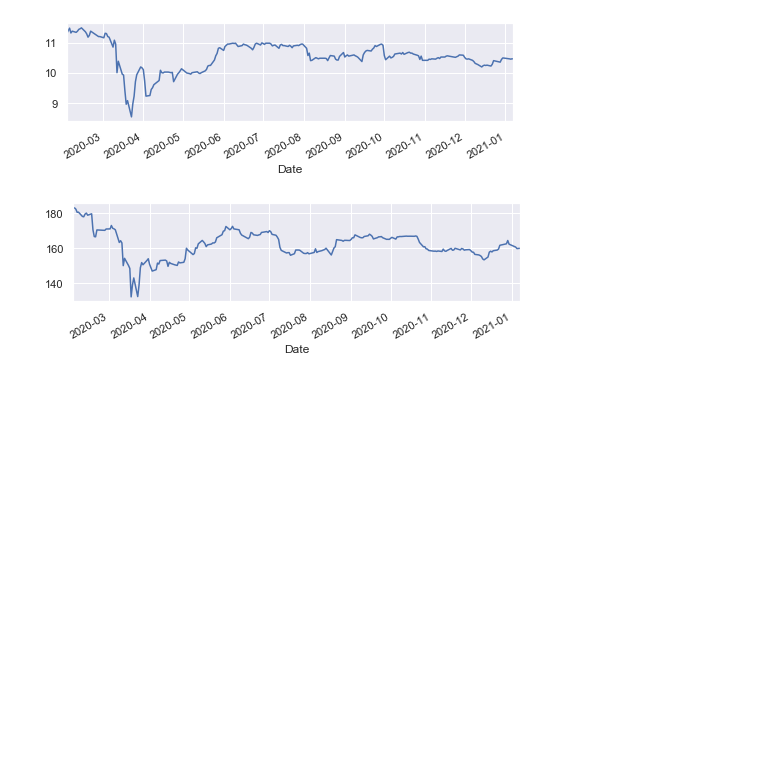
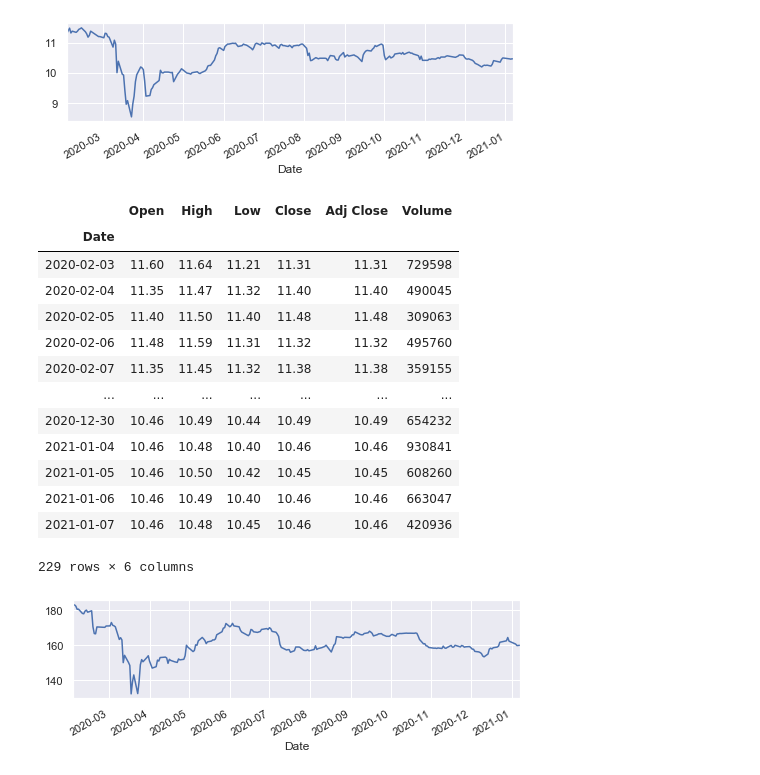
Before and after one commit to kioolz/Kioolz-World, a Jupyter notebook: IBOV.ipynb, the cells around one changed output. Drawn from its saved outputs; the diff is of its cells as text; code cells hidden in the pictures; blank space fills up the shorter version.

```diff
--- a/IBOV.ipynb
+++ b/IBOV.ipynb
@@ -417,6 +417,23 @@ cotabcff11 = bcff11["Close"].plot(figsize=(8,2), label="bcff11")
 cotamxrf11 = mxrf11["Close"].plot(figsize=(8,2), label="mxrf11")
 # %% [output]
 [figure]
+# %%
+mxrf11
+# %% [output]
+|  | Open | High | Low | Close | Adj Close | Volume |
+| Date |  |  |  |  |  |  |
+| 2020-02-03 | 11.60 | 11.64 | 11.21 | 11.31 | 11.31 | 729598 |
+| 2020-02-04 | 11.35 | 11.47 | 11.32 | 11.40 | 11.40 | 490045 |
+| 2020-02-05 | 11.40 | 11.50 | 11.40 | 11.48 | 11.48 | 309063 |
+| 2020-02-06 | 11.48 | 11.59 | 11.31 | 11.32 | 11.32 | 495760 |
+| 2020-02-07 | 11.35 | 11.45 | 11.32 | 11.38 | 11.38 | 359155 |
+| ... | ... | ... | ... | ... | ... | ... |
+| 2020-12-30 | 10.46 | 10.49 | 10.44 | 10.49 | 10.49 | 654232 |
+| 2021-01-04 | 10.46 | 10.48 | 10.40 | 10.46 | 10.46 | 930841 |
+| 2021-01-05 | 10.46 | 10.50 | 10.42 | 10.45 | 10.45 | 608260 |
+| 2021-01-06 | 10.46 | 10.49 | 10.40 | 10.46 | 10.46 | 663047 |
+| 2021-01-07 | 10.46 | 10.48 | 10.45 | 10.46 | 10.46 | 420936 |
+229 rows × 6 columns
 # %%
 cotaknri11 = knri11["Close"].plot(figsize=(8,2), label="knri11")
 # %% [output]
```
Also changed, not shown: parts of 8 cells of this notebook.
